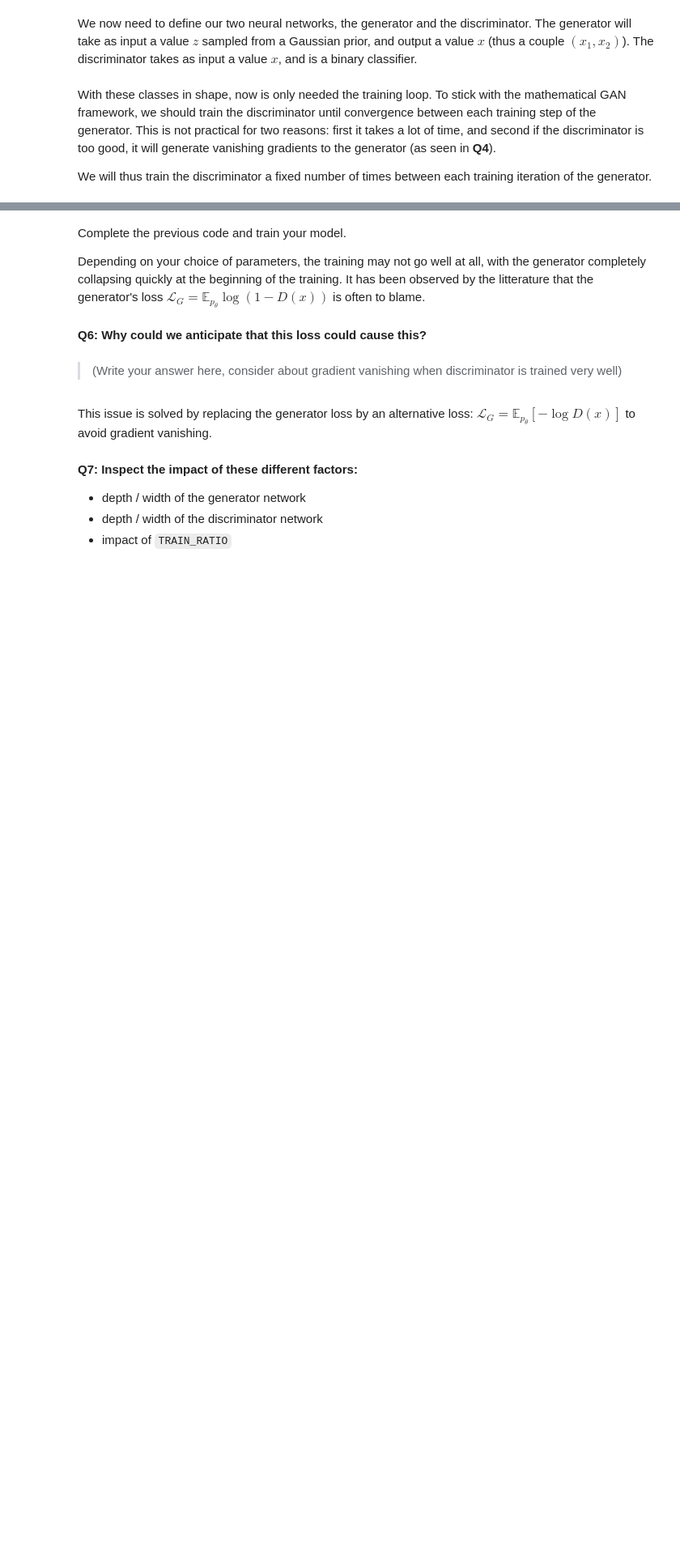
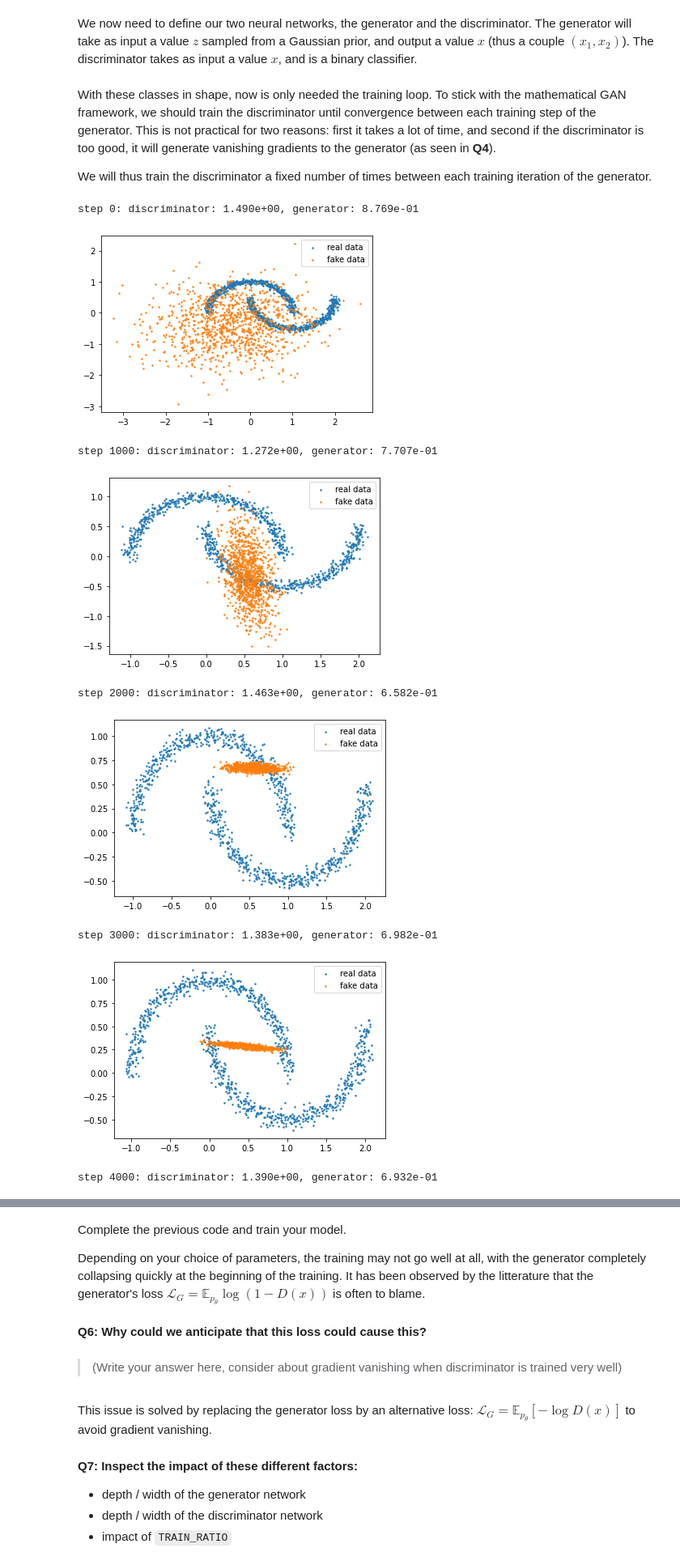
Before and after one commit to ArindamRoy23/DSBA_T2-CS-Advanced_Deep_Learning, a Jupyter notebook: TP6/TP6_generative_models.ipynb, the cells around one changed output, grey strips where cells are left out. Shown at 81% size. Cells and saved outputs as stored; diff of their text form; code cells hidden in the pictures; blank space fills up the shorter version.

```diff
--- a/TP6/TP6_generative_models.ipynb
+++ b/TP6/TP6_generative_models.ipynb
@@ -131,32 +135,48 @@ discriminator = Discriminator()
 optim_disc = torch.optim.Adam(discriminator.parameters(), lr=0.001, betas=(0.5,0.9))
 
 for i in range(N_ITER):
     # train the discriminator
     for _ in range(TRAIN_RATIO):
         discriminator.zero_grad()
         real_batch = generate_batch(BATCHLEN)
         fake_batch = generator.generate(BATCHLEN)
         #
         # == COMPUTE THE DISCRIMINATOR LOSS HERE ==
+        real_outputs = discriminator(real_batch)
+        fake_outputs = discriminator(fake_batch)
+        disc_loss = F.softplus(-real_outputs) + F.softplus(fake_outputs)
+        disc_loss = disc_loss.mean()
         #
-        disc_loss = 0
         disc_loss.backward()
         optim_disc.step()
+
     # train the generator
     generator.zero_grad()
     fake_batch = generator.generate(BATCHLEN)
     #
     # == COMPUTE THE GENERATOR LOSS HERE
+    fake_outputs = discriminator(fake_batch)
+    gen_loss = F.softplus(-fake_outputs)
+    gen_loss = gen_loss.mean()
     #
-    gen_loss = 0
     gen_loss.backward()
     optim_gen.step()
     if i%1000 == 0:
         print('step {}: discriminator: {:.3e}, generator: {:.3e}'.format(i, float(disc_loss), float(gen_loss)))
         # plot the result
         real_batch = generate_batch(1024)
         fake_batch = generator.generate(1024).detach()
         plt.scatter(real_batch[:,0], real_batch[:,1], s=2.0, label='real data')
         plt.scatter(fake_batch[:,0], fake_batch[:,1], s=2.0, label='fake data')
         plt.legend()
         plt.show()
+# %% [output]
+step 0: discriminator: 1.490e+00, generator: 8.769e-01
+[figure, added]
+step 1000: discriminator: 1.272e+00, generator: 7.707e-01
+[figure, added]
+step 2000: discriminator: 1.463e+00, generator: 6.582e-01
+[figure, added]
+step 3000: discriminator: 1.383e+00, generator: 6.982e-01
+[figure, added]
+step 4000: discriminator: 1.390e+00, generator: 6.932e-01
```
Also changed, not shown: parts of 7 cells of this notebook.
